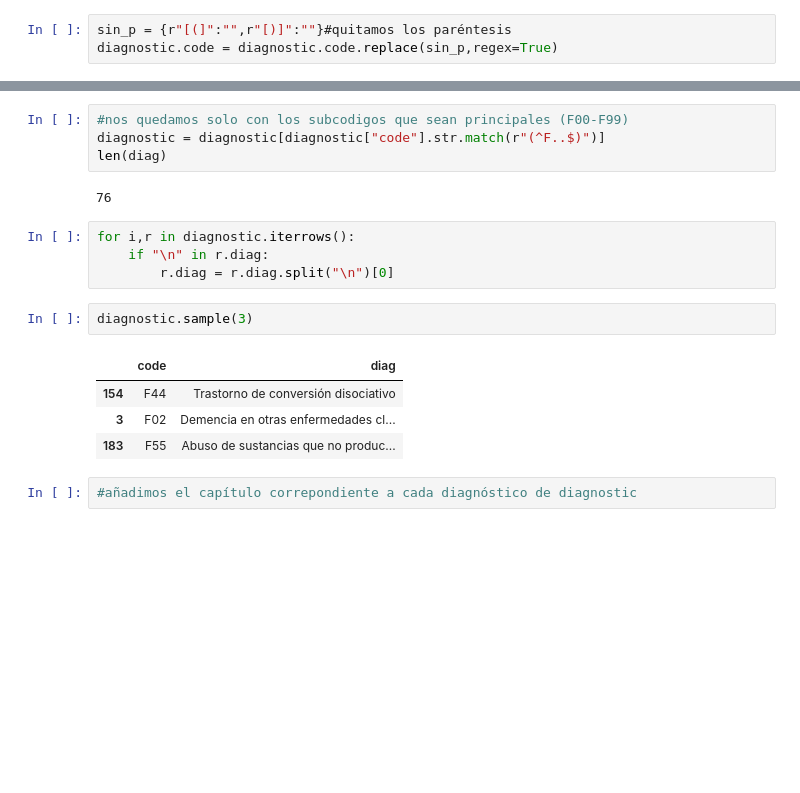
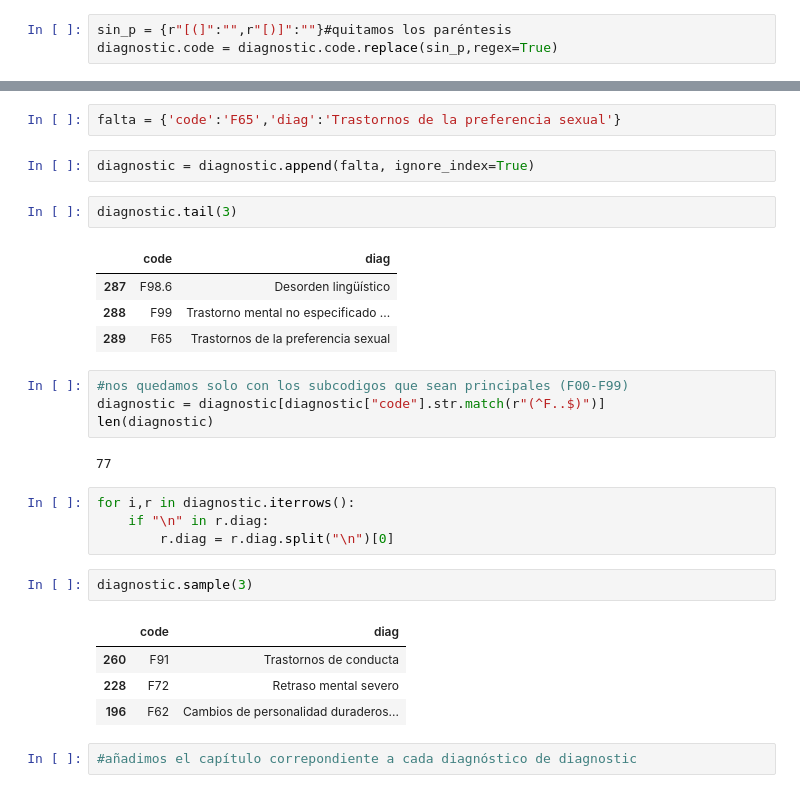
Before and after one commit to emarfer/healthy_mental_health, a Jupyter notebook: notebooks/01_escrapeo_y_creacion_csv.ipynb, the cells around one changed output, grey strips where cells are left out. Drawn from its saved outputs; the diff is of its cells as text; blank space fills up the shorter version.

```diff
--- a/notebooks/01_escrapeo_y_creacion_csv.ipynb
+++ b/notebooks/01_escrapeo_y_creacion_csv.ipynb
@@ -50,9 +50,20 @@ diagnostic.sample(3)
+# %%
+falta = {'code':'F65','diag':'Trastornos de la preferencia sexual'}
+# %%
+diagnostic = diagnostic.append(falta, ignore_index=True)
+# %%
+diagnostic.tail(3)
+# %% [output]
+|  | code | diag |
+| 287 | F98.6 | Desorden lingüístico |
+| 288 | F99 | Trastorno mental no especificado ... |
+| 289 | F65 | Trastornos de la preferencia sexual |
 # %%
 #nos quedamos solo con los subcodigos que sean principales (F00-F99)
 diagnostic = diagnostic[diagnostic["code"].str.match(r"(^F..$)")]
-len(diag)
+len(diagnostic)
 # %% [output]
-76
+77
 # %%
 for i,r in diagnostic.iterrows():
     if "\n" in r.diag:
@@ -61,9 +72,9 @@ for i,r in diagnostic.iterrows():
 diagnostic.sample(3)
 # %% [output]
 |  | code | diag |
-| 154 | F44 | Trastorno de conversión disociativo |
-| 3 | F02 | Demencia en otras enfermedades cl... |
-| 183 | F55 | Abuso de sustancias que no produc... |
+| 260 | F91 | Trastornos de conducta |
+| 228 | F72 | Retraso mental severo |
+| 196 | F62 | Cambios de personalidad duraderos... |
 # %%
 #añadimos el capítulo correpondiente a cada diagnóstico de diagnostic
 # %%
```
Also changed, not shown: parts of 12 cells of this notebook, 17 other files.
